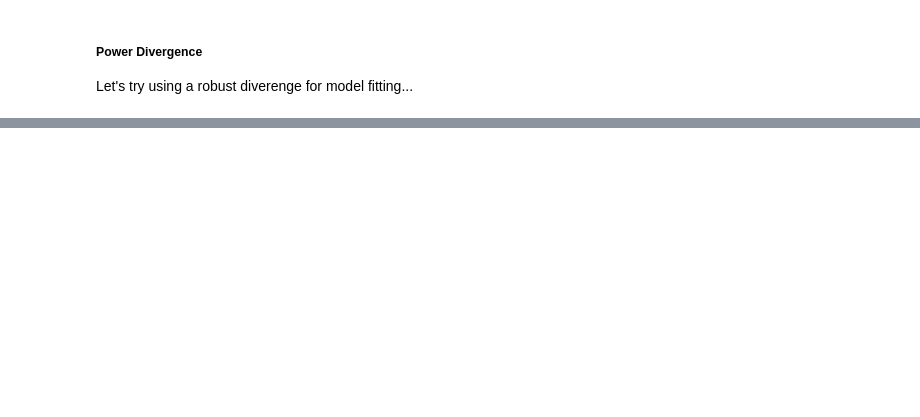
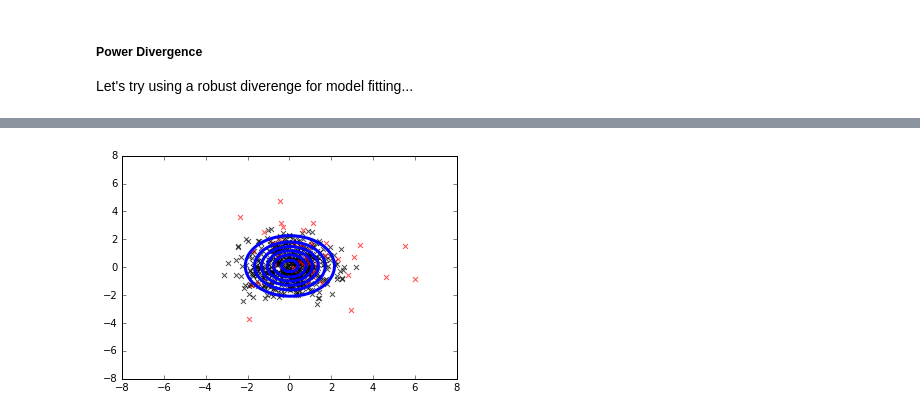
Before and after one commit to enalisnick/blog_sandbox, a Jupyter notebook: Robust_Divergence.ipynb, the cells around one changed output, grey strips where cells are left out. Drawn from its saved outputs; the diff is of its cells as text; code cells hidden in the pictures; blank space fills up the shorter version.

Commit message:
implemented Beta divergence

```diff
--- a/Robust_Divergence.ipynb
+++ b/Robust_Divergence.ipynb
@@ -110,0 +148,20 @@ Let's try using a robust diverenge for model fitting...
+# %%
+# Set training params
+n_epochs = 500
+learning_rate = .1
+
+# get the training operator
+train_model = tf.train.AdamOptimizer(learning_rate).minimize(-beta_obj, var_list=[mu, log_sigma])
+
+with tf.Session() as session:
+    tf.initialize_all_variables().run()
+
+    for epoch_idx in xrange(n_epochs):
+
+        # perform update
+        _, obj = session.run([train_model, beta_obj], feed_dict={X_train: data})
+        if (epoch_idx+1) % 50 == 0:
+            print "Epoch %d.  Beta Div. Objective: %.3f" %(epoch_idx+1, obj)
+
+    # save the final params
+    final_params = {'mu':session.run(mu), 'sigma':session.run(tf.exp(log_sigma))}
@@ -110,0 +179,12 @@ Let's try using a robust diverenge for model fitting...
+# %%
+plt.scatter(true_obs[:,0], true_obs[:,1], marker='x', s=25, c='k', alpha=.7)
+plt.scatter(noise_obs[:,0], noise_obs[:,1], marker='x', s=25, c='r', alpha=.7)
+
+Z = bivariate_normal(X, Y, sigmax=final_params['sigma'][0,0], sigmay=final_params['sigma'][0,1], mux=final_params['mu'][0,0], muy=final_params['mu'][0,1], sigmaxy=0.)
+plt.contour(X,Y,Z, colors='blue', linewidths=3)
+
+plt.xlim([-plot_x_lim, plot_x_lim])
+plt.ylim([-plot_y_lim, plot_y_lim])
+plt.show()
+# %% [output]
+[figure, added]
```
Also changed, not shown: parts of 7 cells of this notebook.
